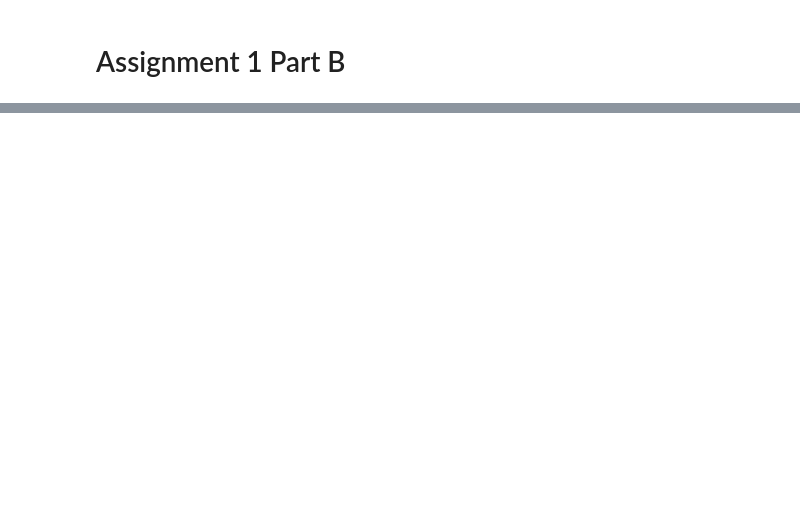
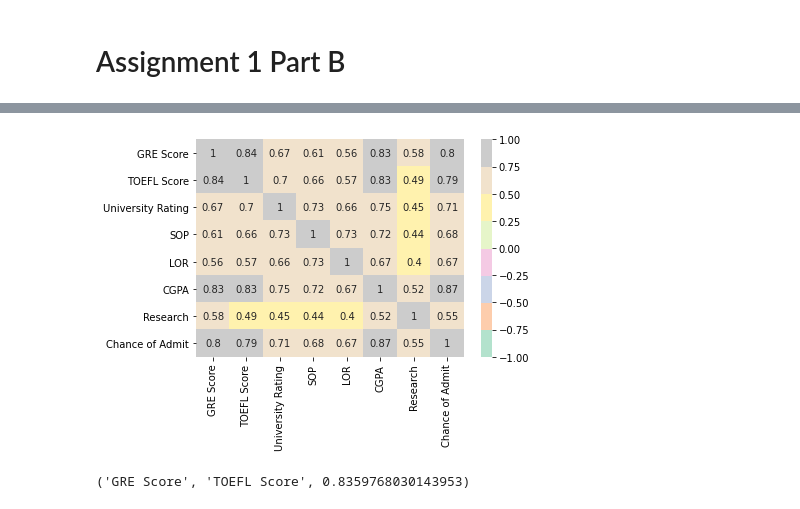
Before and after one commit to FremontTeng/CZ2005-Operarting-System, a Jupyter notebook: CZ4042/Assigment 1/assignment_1b.ipynb, the cells around one changed output, grey strips where cells are left out. Cells and saved outputs as stored; diff of their text form; code cells hidden in the pictures; blank space fills up the shorter version.

```diff
--- a/CZ4042/Assigment 1/assignment_1b.ipynb
+++ b/CZ4042/Assigment 1/assignment_1b.ipynb
@@ -126,0 +234,7 @@ plt.show()
+# %%
+# load data into a dataframe format
+df_og = pd.read_csv('admission_predict.csv')
+# %%
+# drop the serial no. column
+df = df_og.drop(columns="Serial No.")
+df.head()
@@ -126,0 +248,26 @@ plt.show()
+# %%
+# check the correlation matrix to see the relationship between 2 predictor variables
+corr = df.corr()
+
+# plot a heatmap of the relations of 2 variables
+ax = heatmap(
+    corr,
+    vmin=-1,vmax=1,center=0,
+    cmap='Pastel2',
+    annot=True
+)
+# %% [output]
+[figure, added]
+# %%
+# get most correlated features
+max_corr_extent=0
+max_corr_index=(-1,-1)
+for i in range(len(corr)-1):
+    for j in range(i+1, len(corr)-1):
+        if corr.iloc[i,j] > max_corr_extent:
+            max_corr_extent = corr.iloc[i,j]
+            max_corr_index=(i,j)
+
+corr.columns[max_corr_index[0]], corr.columns[max_corr_index[1]], max_corr_extent
+# %% [output]
+('GRE Score', 'TOEFL Score', 0.8359768030143953)
```
Also changed, not shown: parts of 42 cells of this notebook.
